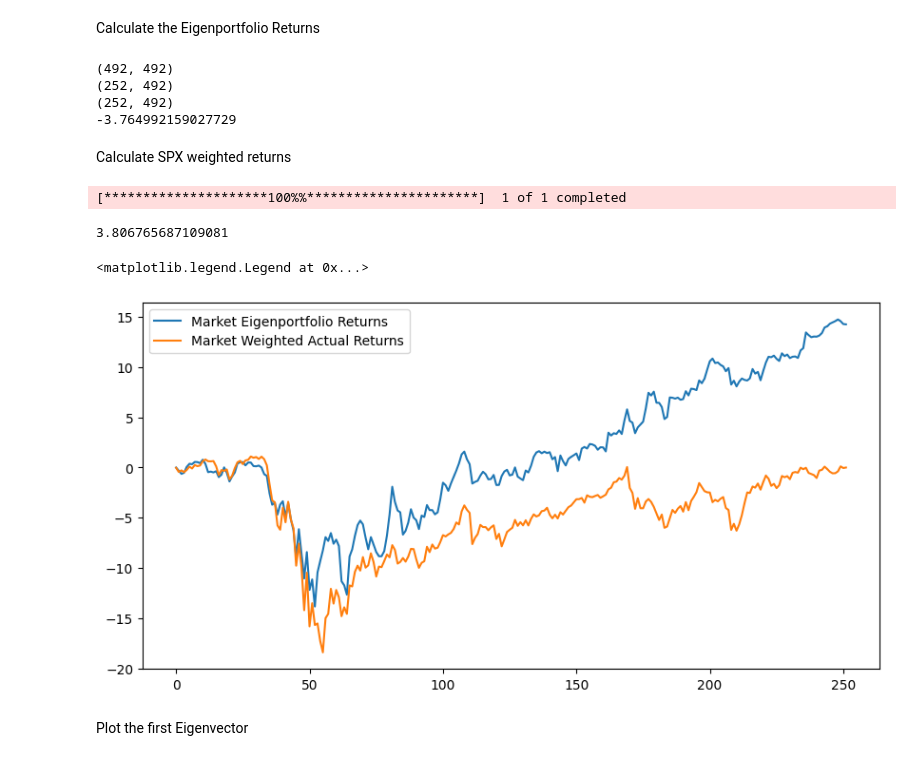
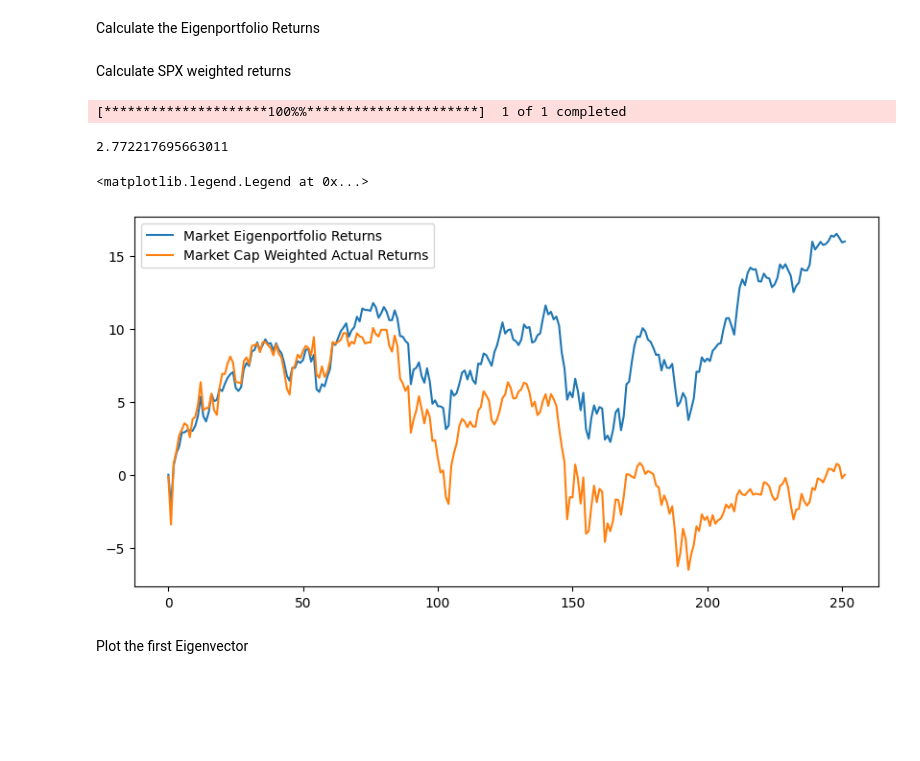
Before and after one commit to andygarcia830/msdspt2025b_dmw_lab2_lt5, a Jupyter notebook: Lab2A-LT5.ipynb, the cells around one changed output. Saved outputs shown, nothing was run; the diff lists cells and outputs as text; code cells hidden in the pictures; blank space fills up the shorter version.

```diff
--- a/Lab2A-LT5.ipynb
+++ b/Lab2A-LT5.ipynb
@@ -152,9 +84,6 @@ def consrtuct_correlation_matrix(Y, filename):
 # %%
-filename_corr = 'correlation_matrix.csv'
-try:
-    p = pd.read_csv(filename_corr, index_col=0)
-except FileNotFoundError:
-    p = consrtuct_correlation_matrix(Y, filename_corr)
-p.dropna(inplace=True)
+filename_corr = f'correlation_matrix_{year}.csv'
+p = l2af.consrtuct_correlation_matrix(Y, filename_corr, force=True)
+# p.dropna(inplace=True)
 p.head()
 # %% [output]
@@ -180,6 +99,7 @@ def pca(X):
 # %%
 p = np.float64(p)
-X_rotated, w_prime, variance_explained, l = pca(p)
+# X_rotated.head()
+w_prime, variance_explained, l = l2af.calculate_pca(p)
 # %% [markdown]
 Plot of the eigenvalues vs explained variance
 # %%
@@ -201,43 +121,23 @@ Text(0.5, 0, 'Density Of States')
 # %% [markdown]
 Calculate the Eigenportfolio Returns
-# %%
-F = pd.DataFrame(w_prime)
-F = F.divide(R.std(axis=0).to_numpy(), axis = 1)
-print(F.shape)
-print(R.shape)
-print(Y.shape)
-
-F = F @ R.T.to_numpy()
-F = F.T
-# F = F.divide(F.mean(axis=1))
-# F = ((F - F.mean(axis=0))/F.std(axis=0)).fillna(0)
-# factor = max(np.abs(F[0].min()), np.abs(F[0].max()))
-print(F[0].min())
-# %% [output]
-(492, 492)
-(252, 492)
-(252, 492)
--3.764992159027729
+# %%
+# F = pd.DataFrame(w_prime)
+F = l2af.calculate_eigen_returns(w_prime, R)
 # %% [markdown]
 Calculate SPX weighted returns
-# %%
-spx_market = download('^SPX', datetime.datetime(2020,1,1),days=365)
-R_market = spx_market.rolling(window=2).apply(lambda x: (x.iloc[1] - x.iloc[0])).fillna(0).reset_index(drop=True)
-R_market = ((R_market - R_market.mean(axis=0))/R_market.std(axis=0)).fillna(0)
-# R_market = spx_market.pct_change().fillna(0).reset_index(drop=True)
-# R_market.head()
-# print(R_market.min())
-# print(R_market.max())
-# %% [output]
-[*********************100%%**********************]  1 of 1 completed
+# %%
+R_market = l2af.get_market_returns(startdate)
+# %% [output]
+[*********************100%%**********************]  1 of 1 completed
 # %%
+# RM = R.mean(axis=1)
 print(max(np.abs(F[0].min()), np.abs(F[0].max())))
 # data = F[0]/max(np.abs(F[0].min()), np.abs(F[0].max()))
 fig, ax = plt.subplots(1, 1, figsize=(10,5))
 ax.plot(F[0].cumsum(),  label="Market Eigenportfolio Returns")
-ax.plot(R_market.cumsum(), label = "Market Weighted Actual Returns")
+ax.plot(R_market.cumsum(), label = "Market Cap Weighted Actual Returns")
 plt.legend()
 # %% [output]
-3.806765687109081
+2.772217695663011
 <matplotlib.legend.Legend at 0x...>
-[figure, old version]
+[figure, new version]
```
Also changed, not shown: parts of 60 cells of this notebook, 19 other files.
